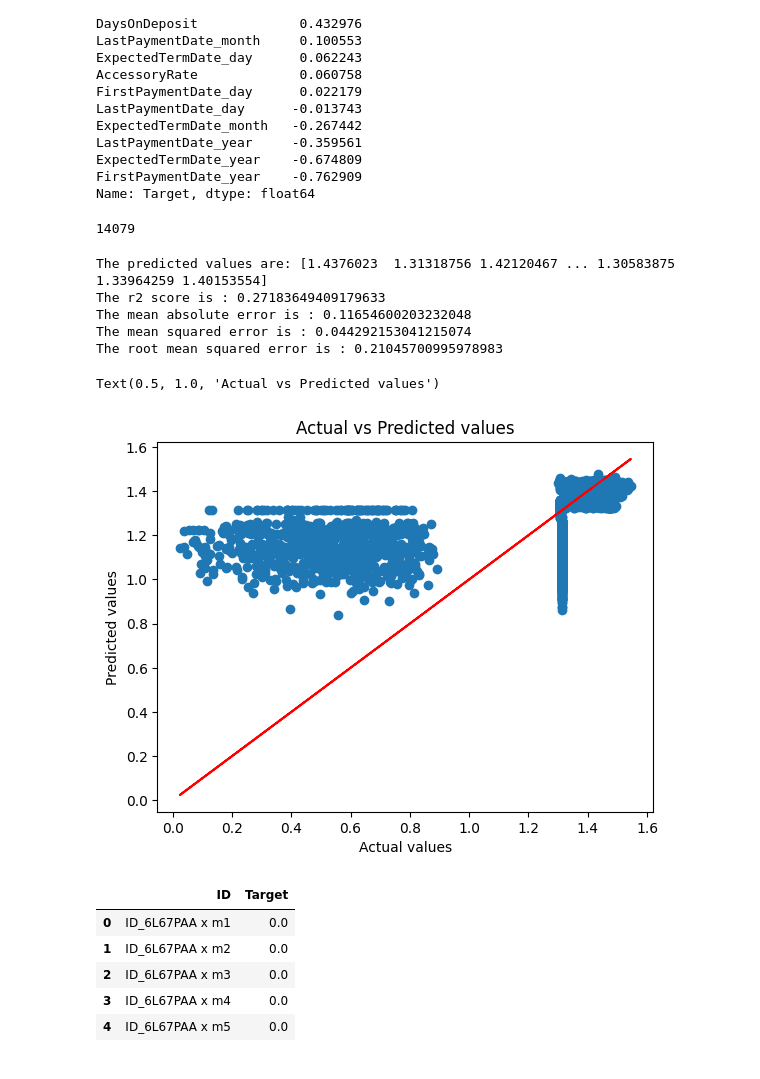
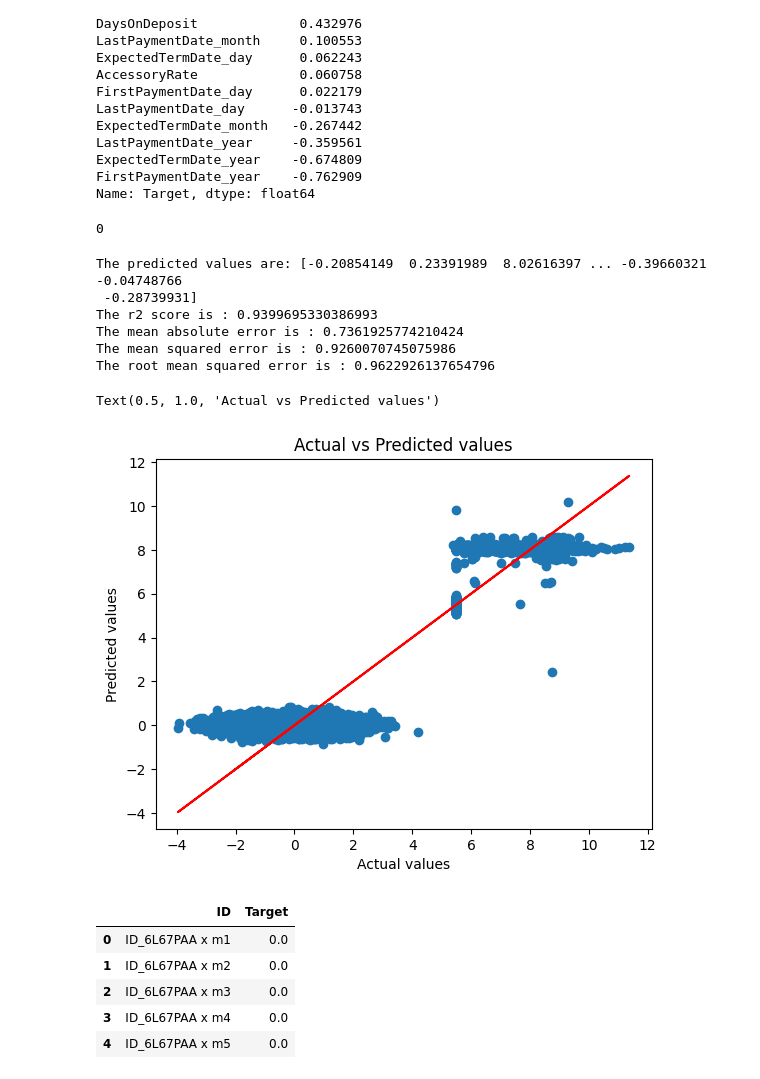
Before and after one commit to ashioyajotham/Daily-ML, a Jupyter notebook: ambassador-skill-up-hackathon/amba_hack.ipynb, the cells around one changed output. Cells and saved outputs as stored; diff of their text form; code cells hidden in the pictures.

```diff
--- a/ambassador-skill-up-hackathon/amba_hack.ipynb
+++ b/ambassador-skill-up-hackathon/amba_hack.ipynb
@@ -33,7 +33,7 @@ test.shape, train.shape
 # for the test set and fill them with random values
 import random
 random.seed(42) # Set seed for reproducibility
-train = pd.concat([train, pd.DataFrame(np.random.randn(18673, 26), columns=train.columns)], ignore_index=True)
-test = pd.concat([test, pd.DataFrame(np.random.randn(18673, 20), columns=test.columns)], ignore_index=True)
+train = pd.concat([train, pd.DataFrame(np.random.randn(18673, 27), columns=train.columns)], ignore_index=True)
+test = pd.concat([test, pd.DataFrame(np.random.randn(18673, 26), columns=test.columns)], ignore_index=True)
 train.shape, test.shape
 # %% [output]
@@ -139,8 +139,8 @@ test['LastPaymentDate_year'] = test['LastPaymentDate'].dt.year
 test.rename(columns={'MainApplicantGender':'Gender'}, inplace=True)
 # %%
 # Drop date columns
-#train.drop(['ExpectedTermDate', 'FirstPaymentDate', 'LastPaymentDate'], axis=1, inplace=True)
-#test.drop(['ExpectedTermDate', 'FirstPaymentDate', 'LastPaymentDate'], axis=1, inplace=True)
+train.drop(['ExpectedTermDate', 'FirstPaymentDate', 'LastPaymentDate'], axis=1, inplace=True)
+test.drop(['ExpectedTermDate', 'FirstPaymentDate', 'LastPaymentDate'], axis=1, inplace=True)
 
 # Drop initial target columns
 train.drop(['m1', 'm2', 'm3', 'm4', 'm5', 'm6'], axis=1, inplace=True)
@@ -184,17 +192,0 @@ features
-# %%
-# We can increase the correlation between target and other features by taking the log of the features
-# Log transform
-train['Age'] = np.log(train['Age'])
-train['Deposit'] = np.log(train['Deposit'])
-train['ExpectedTermDate_year'] = np.log(train['ExpectedTermDate_year'])
-train['FirstPaymentDate_year'] = np.log(train['FirstPaymentDate_year'])
-train['FirstPaymentDate_month'] = np.log(train['FirstPaymentDate_month'])
-train['FirstPaymentDate_day'] = np.log(train['FirstPaymentDate_day'])
-train['LastPaymentDate_year'] = np.log(train['LastPaymentDate_year'])
-train['LastPaymentDate_month'] = np.log(train['LastPaymentDate_month'])
-train['RatePerUnit'] = np.log(train['RatePerUnit'])
-train['TotalContractValue'] = np.log(train['TotalContractValue'])
-train['Target'] = np.log(train['Target'])
-
-# Correlation with target
-train.select_dtypes('number').corr()['Target'].sort_values(ascending=False)
@@ -291,22 +264,22 @@ train.select_dtypes('number').corr()['Target'].sort_values(ascending=False)
 # %%
 train['Target'].isna().sum()
 # %% [output]
-14079
+0
 # %%
 from sklearn.preprocessing import LabelEncoder, StandardScaler
 from sklearn.model_selection import train_test_split, cross_val_score, GridSearchCV, RandomizedSearchCV
 
 # Fill missing values in target variable
-train['Target'].fillna(train['Target'].mean(), inplace=True)
+#train['Target'].fillna(train['Target'].mean(), inplace=True)
 
 # Define X and y
 X = train[features]
 y = train['Target']
 
 # Impute missing values using SimpleImputer
-from sklearn.impute import SimpleImputer
-imputer = SimpleImputer(strategy='mean')
-X = imputer.fit_transform(X)
+#from sklearn.impute import SimpleImputer
+#imputer = SimpleImputer(strategy='mean')
+#X = imputer.fit_transform(X)
 
 # Scale the data
 scaler = StandardScaler()
@@ -314,39 +287,40 @@ X = scaler.fit_transform(X)
 
 # Split the data into train and test
 X_train, X_test, y_train, y_test = train_test_split(X, y, test_size=.2, random_state=42)
 
 from sklearn.linear_model import LinearRegression
 lr = LinearRegression()
 lr.fit(X_train, y_train)
 
 # Make predictions
 lr_y_pred = lr.predict(X_test)
 
 print(f'The predicted values are: {lr_y_pred}')
 
 # Evaluate the model
 from sklearn.metrics import r2_score, mean_absolute_error, mean_squared_error, mean_absolute_percentage_error
 print(f'The r2 score is : {r2_score(y_test, lr_y_pred)}')
 print(f'The mean absolute error is : {mean_absolute_error(y_test, lr_y_pred)}')
 print(f'The mean squared error is : {mean_squared_error(y_test, lr_y_pred)}')
 print(f'The root mean squared error is : {np.sqrt(mean_squared_error(y_test, lr_y_pred))}')
 
 
 # Visualize the model
 plt.scatter(y_test, lr_y_pred)
 # Add a line plot
 plt.plot(y_test, y_test, 'r')
 plt.xlabel('Actual values')
 plt.ylabel('Predicted values')
 plt.title('Actual vs Predicted values')
 # %% [output]
-The predicted values are: [1.4376023  1.31318756 1.42120467 ... 1.30583875 1.33964259 1.40153554]
-The r2 score is : 0.27183649409179633
-The mean absolute error is : 0.11654600203232048
-The mean squared error is : 0.044292153041215074
-The root mean squared error is : 0.21045700995978983
+The predicted values are: [-0.20854149  0.23391989  8.02616397 ... -0.39660321 -0.04748766
+ -0.28739931]
+The r2 score is : 0.9399695330386993
+The mean absolute error is : 0.7361925774210424
+The mean squared error is : 0.9260070745075986
+The root mean squared error is : 0.9622926137654796
 Text(0.5, 1.0, 'Actual vs Predicted values')
-[figure, old version]
+[figure, new version]
 # %%
 sample = pd.read_csv('SampleSubmission.csv')
 sample.head()
```
Also changed, not shown: parts of 18 cells of this notebook, 4 other files.
